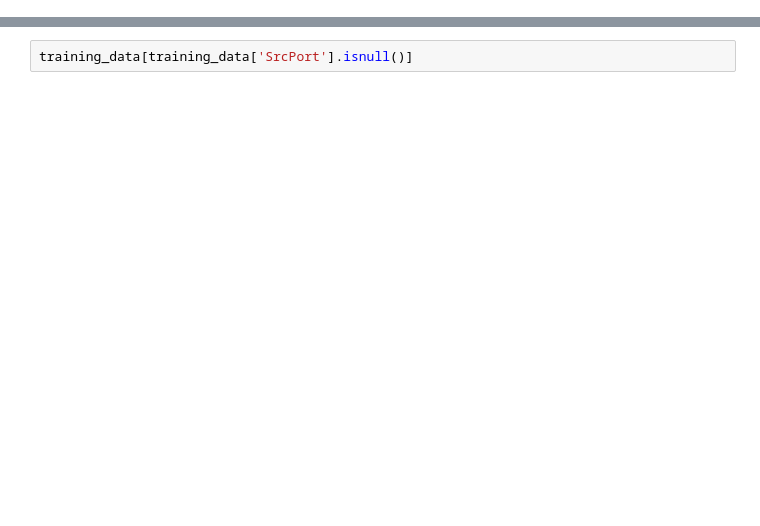
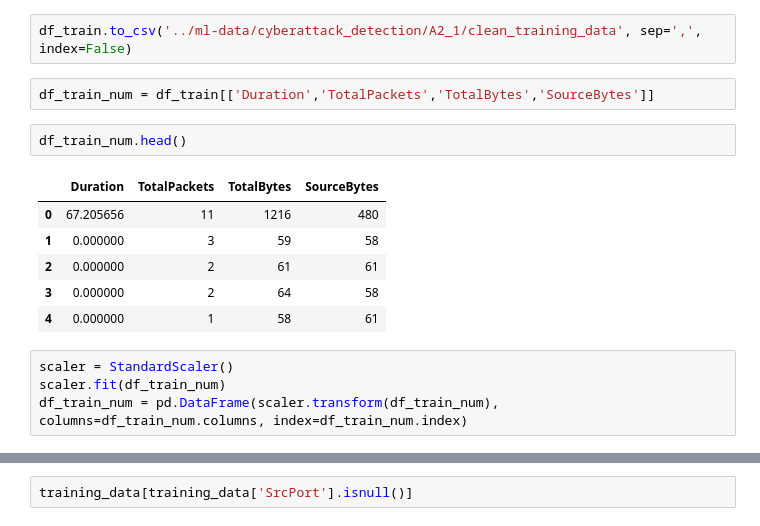
Before and after one commit to alexantoniogonzalez2/cyberattack-detection, a Jupyter notebook: preprocessing.ipynb, the cells around one changed output, grey strips where cells are left out. Drawn from its saved outputs; the diff is of its cells as text; blank space fills up the shorter version.

```diff
--- a/preprocessing.ipynb
+++ b/preprocessing.ipynb
@@ -60,0 +117,17 @@ df_categorical = df[['Protocol','Direction','SrcTypeService','DestTypeService']]
+# %%
+df_train.to_csv('../ml-data/cyberattack_detection/A2_1/clean_training_data', sep=',', index=False)
+# %%
+df_train_num = df_train[['Duration','TotalPackets','TotalBytes','SourceBytes']]
+# %%
+df_train_num.head()
+# %% [output]
+|  | Duration | TotalPackets | TotalBytes | SourceBytes |
+| 0 | 67.205656 | 11 | 1216 | 480 |
+| 1 | 0.000000 | 3 | 59 | 58 |
+| 2 | 0.000000 | 2 | 61 | 61 |
+| 3 | 0.000000 | 2 | 64 | 58 |
+| 4 | 0.000000 | 1 | 58 | 61 |
+# %%
+scaler = StandardScaler()
+scaler.fit(df_train_num)
+df_train_num = pd.DataFrame(scaler.transform(df_train_num), columns=df_train_num.columns, index=df_train_num.index)
```
Also changed, not shown: parts of 70 cells of this notebook, 2 other files.
